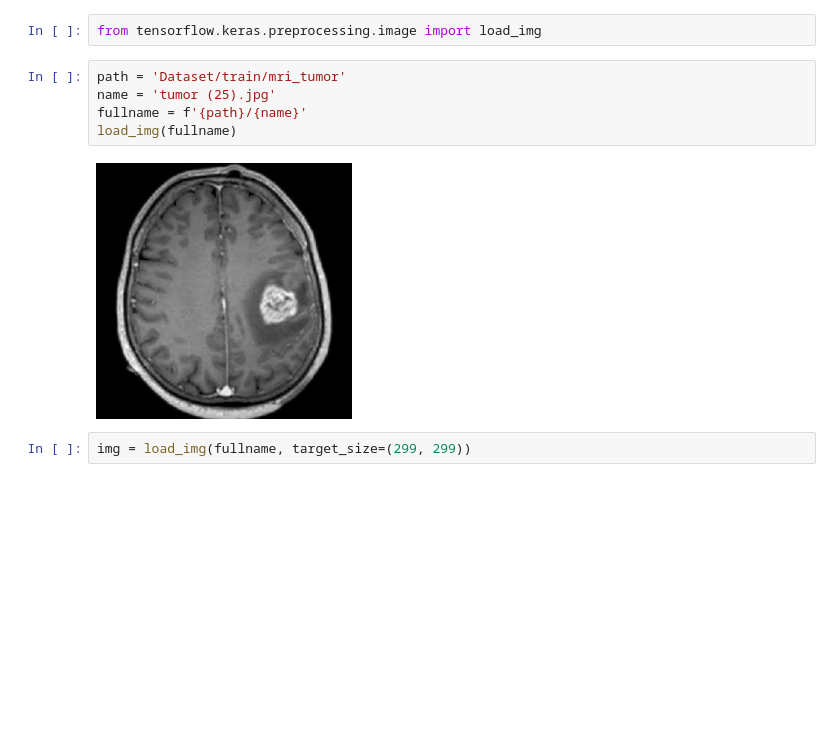
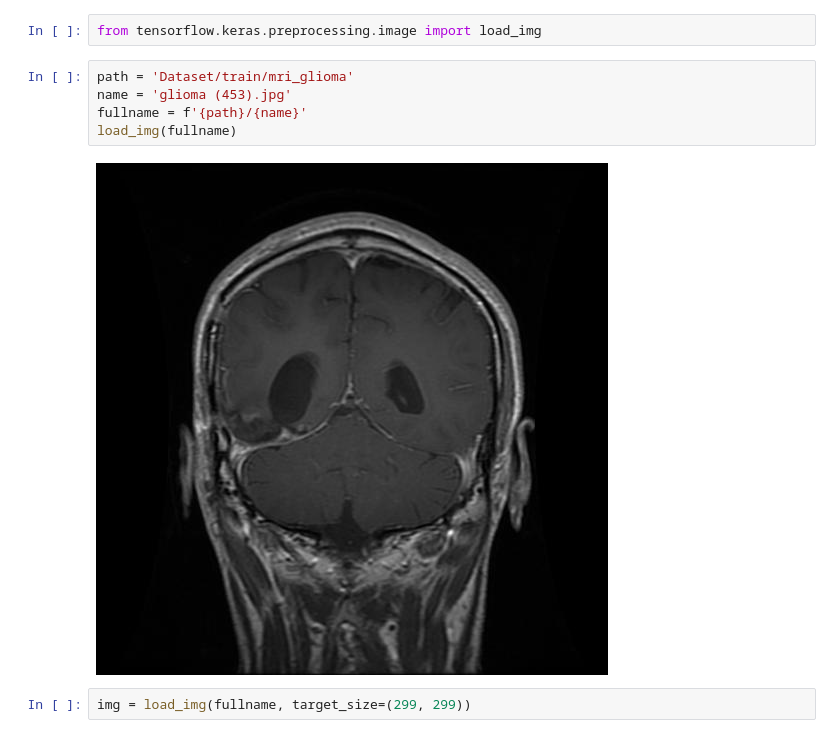
Before and after one commit to Maxkaizo/mlzoomcamp_cp1, a Jupyter notebook: notebook.ipynb, the cells around one changed output. Drawn from its saved outputs; the diff is of its cells as text; blank space fills up the shorter version.

```diff
--- a/notebook.ipynb
+++ b/notebook.ipynb
@@ -342,12 +358,12 @@ First we need to load a single image and preprocess it as the required format ex
 # %%
 from tensorflow.keras.preprocessing.image import load_img
 # %%
-path = 'Dataset/train/mri_tumor'
-name = 'tumor (25).jpg'
+path = 'Dataset/train/mri_glioma'
+name = 'glioma (453).jpg'
 fullname = f'{path}/{name}'
 load_img(fullname)
 # %% [output]
-[figure, old version]
+[figure, new version]
 # %%
 img = load_img(fullname, target_size=(299, 299))
 # %% [markdown]
```
Also changed, not shown: parts of 39 cells of this notebook, 3 other files.
